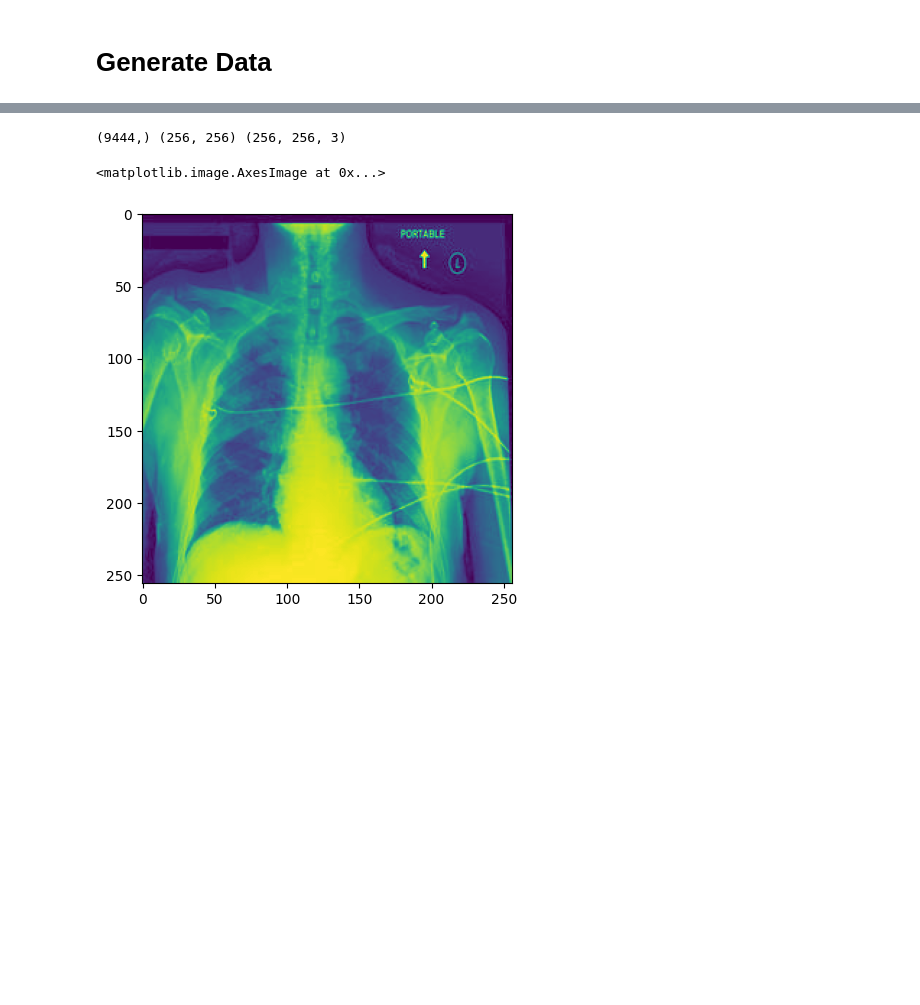
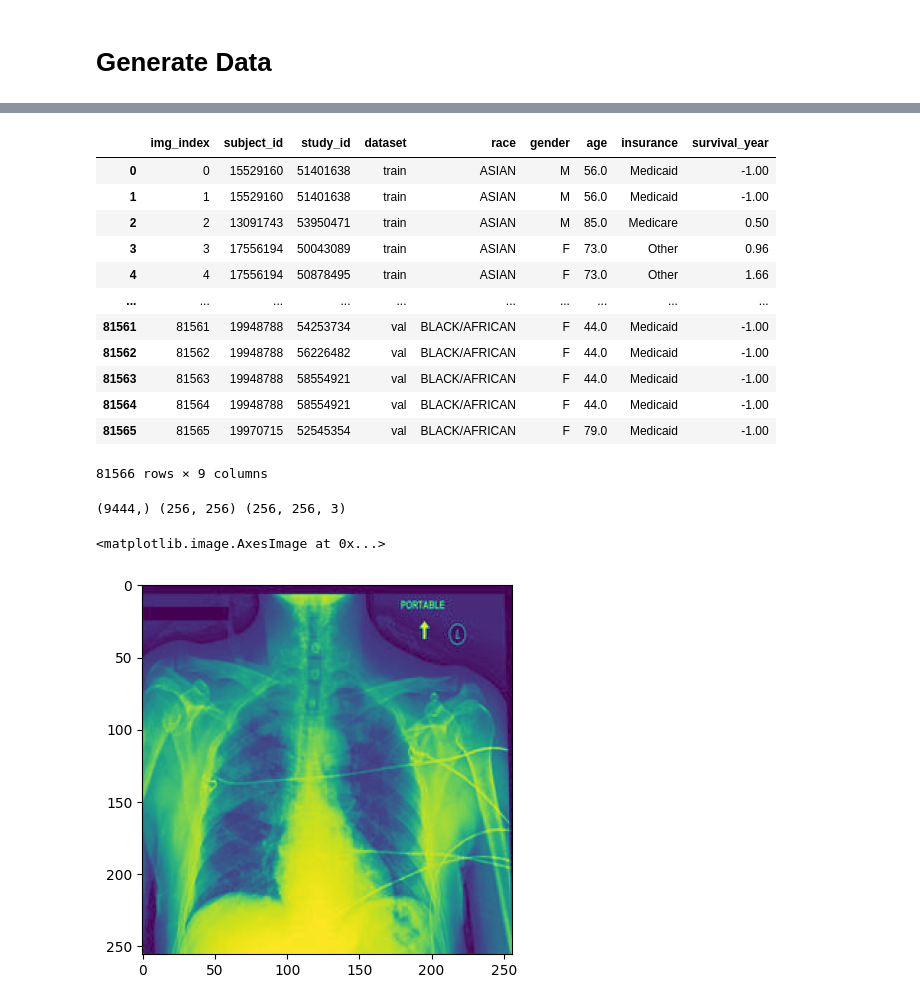
Before and after one commit to Anthonyma0706/CXR_MIMIC_CV, a Jupyter notebook: data_processing.ipynb, the cells around one changed output, grey strips where cells are left out. Cells and saved outputs as stored; diff of their text form; code cells hidden in the pictures; blank space fills up the shorter version.

```diff
--- a/data_processing.ipynb
+++ b/data_processing.ipynb
@@ -11,12 +11,12 @@ import os
 # %%
 #!gdown --folder https://drive.google.com/drive/folders/1JpSyla7p1868UjaHWZcAdcQc4LCp6IGh?usp=share_link
 # %%
-data_path = "./data/mimic_iv_csv/"
-mimiciv = pd.read_csv(os.path.join(data_path,'img_gapyear.csv')) # contain survival year data
-patients = pd.read_csv(os.path.join(data_path,'patients.csv'))
+metadata_path = "./data/mimic_iv_csv/"
+mimiciv = pd.read_csv(os.path.join(metadata_path,'img_gapyear.csv')) # contain survival year data
+patients = pd.read_csv(os.path.join(metadata_path,'patients.csv'))
 unique_subject = list(patients['subject_id'].unique())
-agee = pd.read_csv(os.path.join(data_path,'Age.csv'))
-admission = pd.read_csv(os.path.join(data_path,'admissions.csv'))
+agee = pd.read_csv(os.path.join(metadata_path,'Age.csv'))
+admission = pd.read_csv(os.path.join(metadata_path,'admissions.csv'))
 admission['race'] = admission['race'].replace({'ASIAN - ASIAN INDIAN': 'ASIAN', 'ASIAN - CHINESE': 'ASIAN',
                                                            'ASIAN - KOREAN': 'ASIAN', 'ASIAN - SOUTH EAST ASIAN': 'ASIAN', 'BLACK/AFRICAN AMERICAN': 'BLACK/AFRICAN',
                                                            'BLACK/AFRICAN AMERICAN ': 'BLACK/AFRICAN', 'BLACK/CAPE VERDEAN': 'BLACK/AFRICAN', 'BLACK/CARIBBEAN ISLAND': 'BLACK/AFRICAN',
@@ -37,10 +37,17 @@ age=[]
 insurance=[]
 set_belong = [] # 'train', 'test', 'val'
 
-def loaddata():
+def tf_records_to_array(disease:list):
+    '''
+    disease: a list of image labels,
+    Get images of certain label ('No Finding', 'Edema', ...)
+    Read bytes data from tf_records into images and metadata (sex,race,age,insurance)
+    return 4D npy array of images, and a dataframe of metadata associated with each image
+    '''
+    assert len(disease) == 1 or len(disease) == 2 # only support up to 2 classes
 
     for dataset in tqdm(['train', 'test', 'val']):
-        filename = f'data/mimic_{dataset}.tfrecords'
+        filename = f'data/tf_records/mimic_{dataset}.tfrecords'
         raw_dataset = tf.data.TFRecordDataset(filename)
 
         for raw_record in raw_dataset:
@@ -51,11 +58,19 @@ def loaddata():
             subject_id = example.features.feature['subject_id'].int64_list.value[0]
             study_id = example.features.feature['study_id'].int64_list.value[0]
 
-            #only get the 'No Finding' CXRs
-            if example.features.feature['No Finding'].float_list.value[0] == 1:
+            # select CXRs
+            if len(disease) == 1: # 'No Finding', 'Edema'
+                img_found = example.features.feature[disease[0]].float_list.value[0] == 1
+            elif len(disease) == 2:
+                img_found = example.features.feature[disease[0]].float_list.value[0] == 1 or example.features.feature[disease[1]].float_list.value[0] == 1
+            else:
+                print('ERROR IN DISEASE SPECIFICATION')
+                return -1
+            if img_found:
                 nparr = np.fromstring(example.features.feature['jpg_bytes'].bytes_list.value[0], np.uint8)
                 img_np = cv.imdecode(nparr, cv.IMREAD_GRAYSCALE)
-                gary2rgb = cv.cvtColor(img_np,cv.COLOR_GRAY2RGB) #convert to (256,256,3) dimension
+                #convert to (256,256,3) dimension to use imagenet pretrained weights
+                gary2rgb = cv.cvtColor(img_np,cv.COLOR_GRAY2RGB)
                 imgs.append(gary2rgb)
 
                 mimiciv_sub = mimiciv.loc[mimiciv['subject_id'] == subject_id]
@@ -106,3 +125,3 @@ def loaddata():
 # %%
-imgs, df_info = loaddata()
-#imgs, y, subject_idd, study_idd, race, gender, age, insurance = loaddata(train_filename)
+disease_l = ['No Finding'] #['Pneumonia' , 'Consolidation'] #['Edema'], ['No Finding']
+imgs, df_info = tf_records_to_array(disease_l)
@@ -118,0 +128,16 @@ imgs, df_info = loaddata()
+# %%
+df_info
+# %% [output]
+|  | img_index | subject_id | study_id | dataset | race | gender | age | insurance | survival_year |
+| 0 | 0 | 15529160 | 51401638 | train | ASIAN | M | 56.0 | Medicaid | -1.00 |
+| 1 | 1 | 15529160 | 51401638 | train | ASIAN | M | 56.0 | Medicaid | -1.00 |
+| 2 | 2 | 13091743 | 53950471 | train | ASIAN | M | 85.0 | Medicare | 0.50 |
+| 3 | 3 | 17556194 | 50043089 | train | ASIAN | F | 73.0 | Other | 0.96 |
+| 4 | 4 | 17556194 | 50878495 | train | ASIAN | F | 73.0 | Other | 1.66 |
+| ... | ... | ... | ... | ... | ... | ... | ... | ... | ... |
+| 81561 | 81561 | 19948788 | 54253734 | val | BLACK/AFRICAN | F | 44.0 | Medicaid | -1.00 |
+| 81562 | 81562 | 19948788 | 56226482 | val | BLACK/AFRICAN | F | 44.0 | Medicaid | -1.00 |
+| 81563 | 81563 | 19948788 | 58554921 | val | BLACK/AFRICAN | F | 44.0 | Medicaid | -1.00 |
+| 81564 | 81564 | 19948788 | 58554921 | val | BLACK/AFRICAN | F | 44.0 | Medicaid | -1.00 |
+| 81565 | 81565 | 19970715 | 52545354 | val | BLACK/AFRICAN | F | 79.0 | Medicaid | -1.00 |
+81566 rows × 9 columns
```
Also changed, not shown: parts of 6 cells of this notebook.
